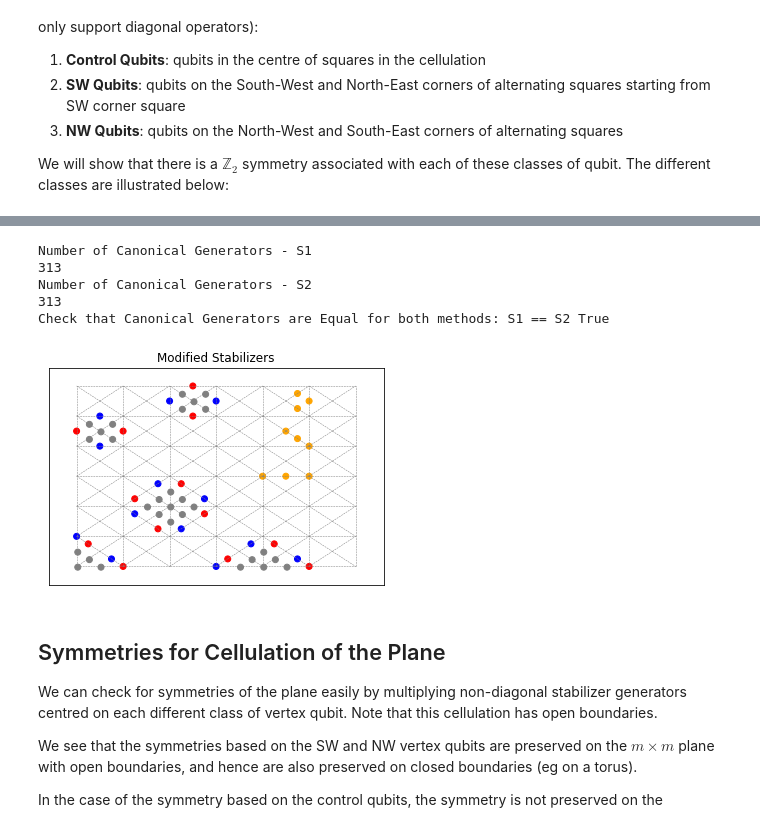
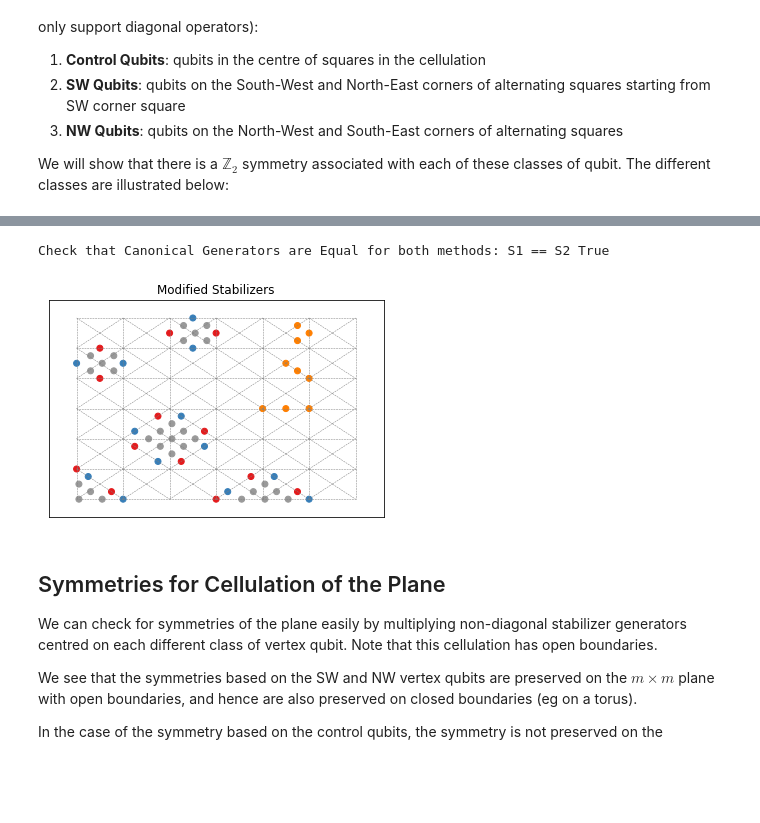
Before and after one commit to m-webster/XPFpackage, a Jupyter notebook: Examples/8.1_union_jack_symmetries.ipynb, the cells around one changed output, grey strips where cells are left out. Saved outputs shown, nothing was run; the diff lists cells and outputs as text; code cells hidden in the pictures; blank space fills up the shorter version.

```diff
--- a/Examples/8.1_union_jack_symmetries.ipynb
+++ b/Examples/8.1_union_jack_symmetries.ipynb
@@ -26,16 +28,24 @@ from common import *
 from NSpace import *
 from XPAlgebra import *
 from XPCodes import *
-from unionjack import *
+from cellulation import *
 
 ## to save the plots to file, set save=True
 save = False
+## If saving, dpi specifies the resolution of the image
+dpi = 120
 ## m is the number of unit cells on each edge
 m = 6
+## if torus = True, embed onto a torus
+torus = False
+
+#### UNION JACK STATE USING HYPERGRAPH ALGORITHM ####
 ## first make a celluation of the m x m square plane
 o,r,c = (1,1),m,m
 faces = tri_square_plane(o,r,c)
 g = Cellulation(faces)
+if torus:
+    g = Torus(g)
 
 ## Union Jack State is defined on each 2D face of the cellulation
 ## The first approach is to define a hypergraph state which has a CCZ on vertices 0,1,2 of each face
@@ -50,5 +60,8 @@ GState = graphState(E,W)
 G,N,n = GState.XPCode(),GState.N,GState.n
 g.SX2cell(GState.SXx)
 ## We now display a sample of some of the stabilizer generators
-g.display(save=save,show_qubits=False,show_operator=[G[0],G[28],G[52],G[11],G[38],G[270],G[148]],title='Embedded Hypergraph State - Sample Generators')
+g.display(save=save,dpi=dpi,show_qubits=False,show_operator=[G[0],G[28],G[52],G[11],G[38],G[270],G[148]],title='Embedded Hypergraph State - Sample Generators')
+
+## canonical generators
+S1 = CanonicalGenerators(G,N)
 # %% [output]
@@ -112,30 +130,23 @@ Below is a diagram illustrating the modified generators.
 
 We also calculate and compare the canonical generators of the stabilizer generators for the two different methods and verify that they generate the same XP group:
 # %%
+#### UNION JACK STATE - DIRECT CALCULATION OF STABILIZER GENERATORS ####
+## Modified version of stabilizers make it easier to see the symmetries for open boundaries
 
-## canonical generators for the Hypergraph method
-S1 = CanonicalGenerators(G,N)
-print('Number of Canonical Generators - S1')
-print(len(S1))
+g = Cellulation(faces)
+if torus:
+    g = Torus(g)
 
-## Modified version of stabilizers make it easier to see the symmetries for open boundaries
-## make a new cellulation and stabilizer generators
-g = Cellulation(faces)
-G,N = UnionJackCode(g,mod=True)
+G,N = union_jack_code(g)
 ## canonical generators
 S2 = CanonicalGenerators(G,N)
-print('Number of Canonical Generators - S2')
-print(len(S2))
 print('Check that Canonical Generators are Equal for both methods: S1 == S2',np.all(np.isclose(S1,S2)))
 
-g.display(save=save,show_qubits=False,show_operator=[G[0],G[28],G[52],G[11],G[38],G[399],G[412],G[203]],title='Modified Stabilizers')
+## display a sample set of generators
+g.display(save=save,dpi=dpi,show_qubits=False,show_operator=[G[0],G[28],G[52],G[11],G[38],G[399],G[412],G[203]],title='Modified Stabilizers')
 # %% [output]
-Number of Canonical Generators - S1
-313
-Number of Canonical Generators - S2
-313
 Check that Canonical Generators are Equal for both methods: S1 == S2 True
-[figure, old version]
+[figure, new version]
 # %% [markdown]
 ## Symmetries for Cellulation of the Plane
 
```
Also changed, not shown: parts of 6 cells of this notebook, 16 other files.
